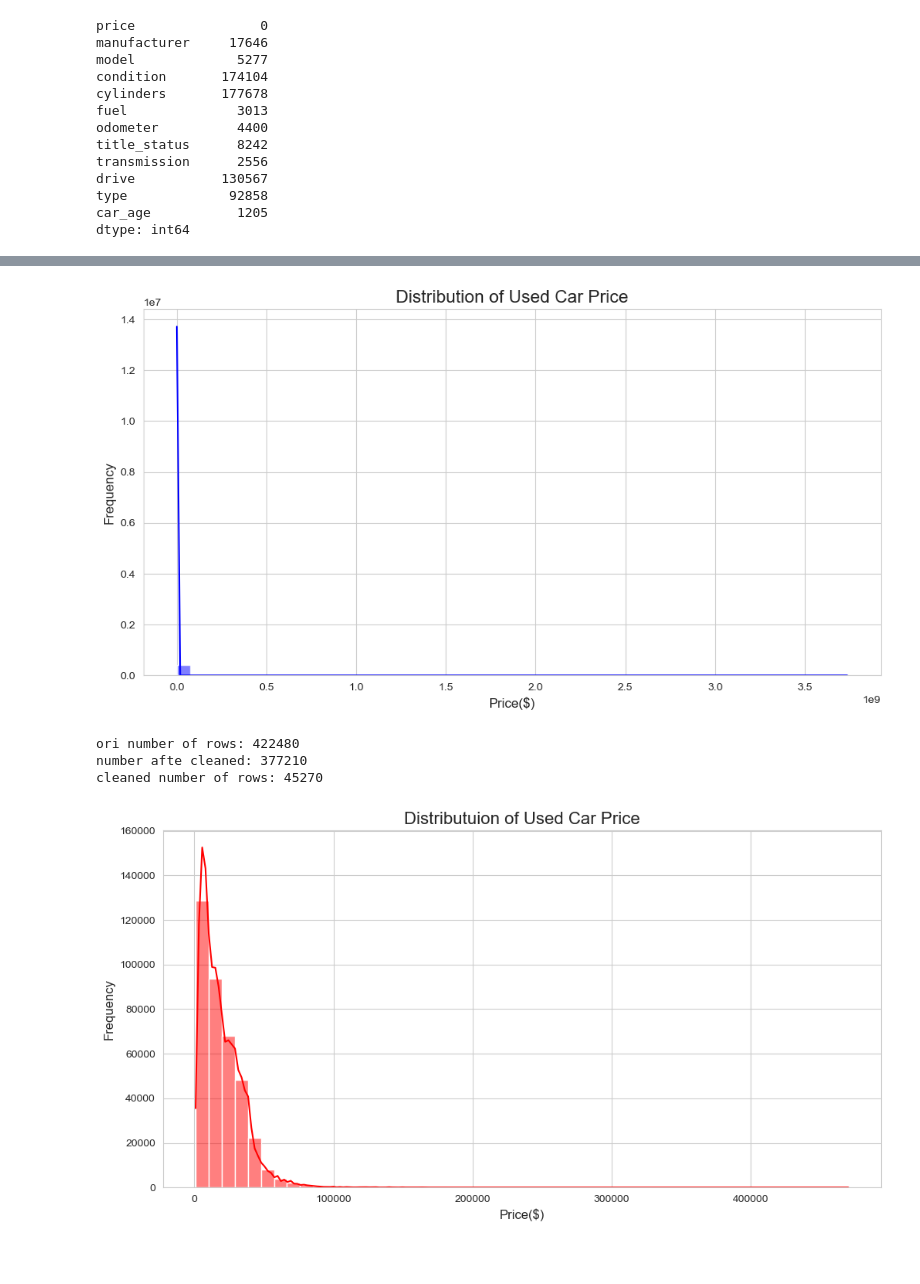
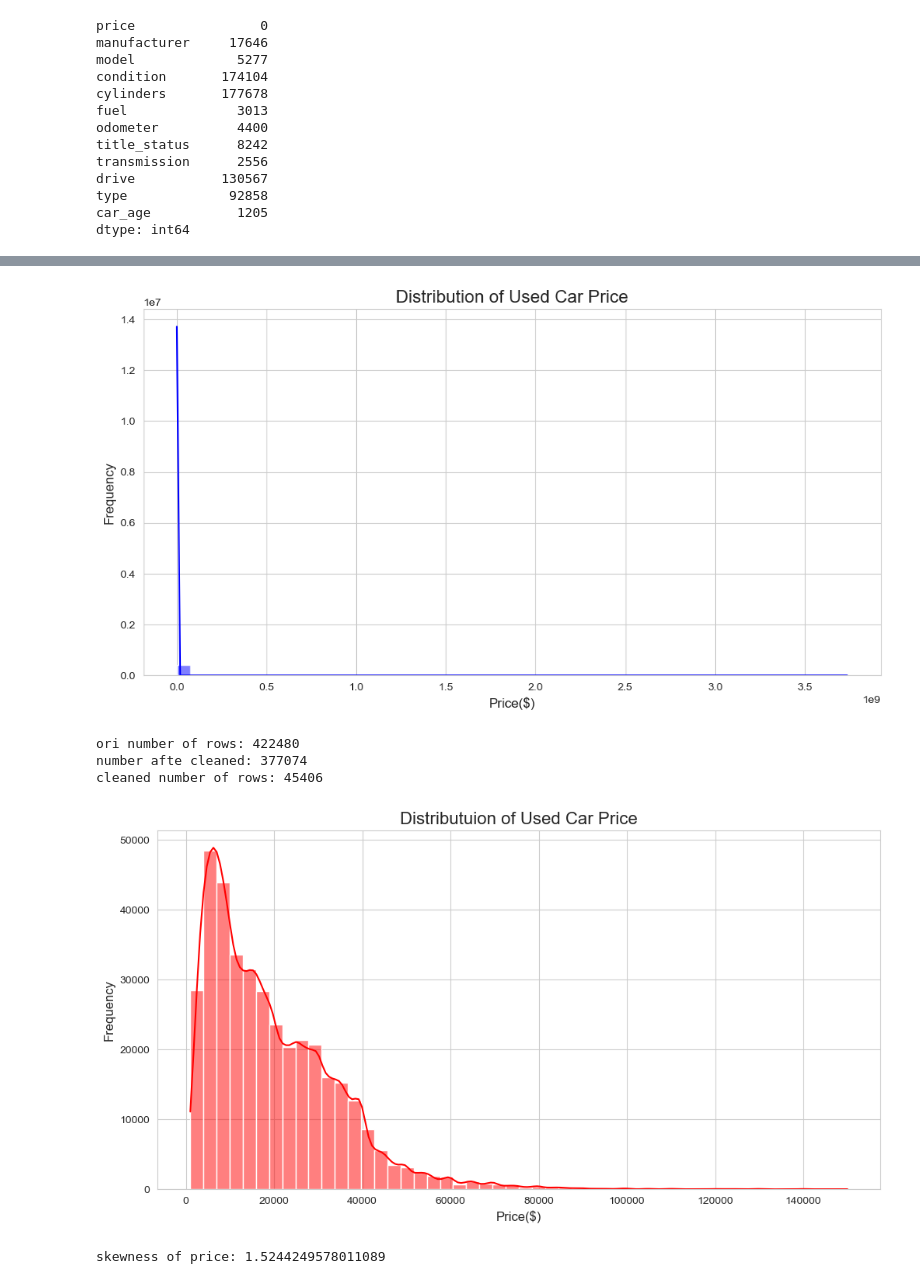
Before and after one commit to ShayneLim/Used_Car_Price_Prediction, a Jupyter notebook: Used_Car_Price_Predictor.ipynb, the cells around one changed output, grey strips where cells are left out. Drawn from its saved outputs; the diff is of its cells as text; code cells hidden in the pictures; blank space fills up the shorter version.

```diff
--- a/Used_Car_Price_Predictor.ipynb
+++ b/Used_Car_Price_Predictor.ipynb
@@ -101,34 +182,38 @@ dtype: int64
 
 sns.set_style('whitegrid')
 plt.figure(figsize = (12,6))
 sns.histplot(df_cleaned['price'], kde = True, bins = 50, color = 'blue')
 plt.title('Distribution of Used Car Price', fontsize = 16)
 plt.xlabel('Price($)', fontsize = 12)
 plt.ylabel('Frequency', fontsize = 12)
 plt.show()
 
 price_min = 1000
-price_max = 500000
+price_max = 150000
 
 df_filtered = df_cleaned[
     (df_cleaned['price'] > price_min) &
     (df_cleaned['price'] < price_max)
 ].copy()
 
 print(f'ori number of rows: {len(df_cleaned)}')
 print(f'number afte cleaned: {len(df_filtered)}')
 print(f'cleaned number of rows: {len(df_cleaned)-len(df_filtered)}')
 
 sns.set_style('whitegrid')
 plt.figure(figsize = (12,6))
 sns.histplot(df_filtered['price'], kde = True, bins = 50, color = 'red')
 plt.title('Distributuion of Used Car Price', fontsize = 16)
 plt.xlabel('Price($)', fontsize = 12)
 plt.ylabel('Frequency', fontsize = 12)
 plt.show()
+
+price_skewness = df_filtered['price'].skew()
+print(f"skewness of price: {price_skewness}")
 # %% [output]
 [figure]
 ori number of rows: 422480
-number afte cleaned: 377210
-cleaned number of rows: 45270
+number afte cleaned: 377074
+cleaned number of rows: 45406
-[figure, old version]
+[figure, new version]
+skewness of price: 1.5244249578011089
```
Also changed, not shown: parts of 10 cells of this notebook.
